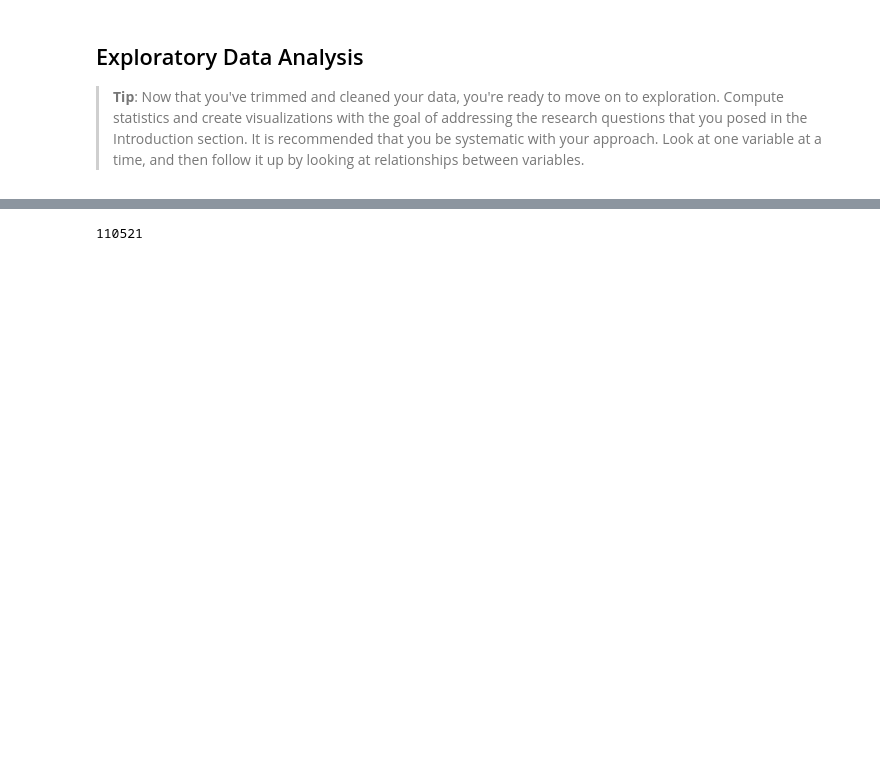
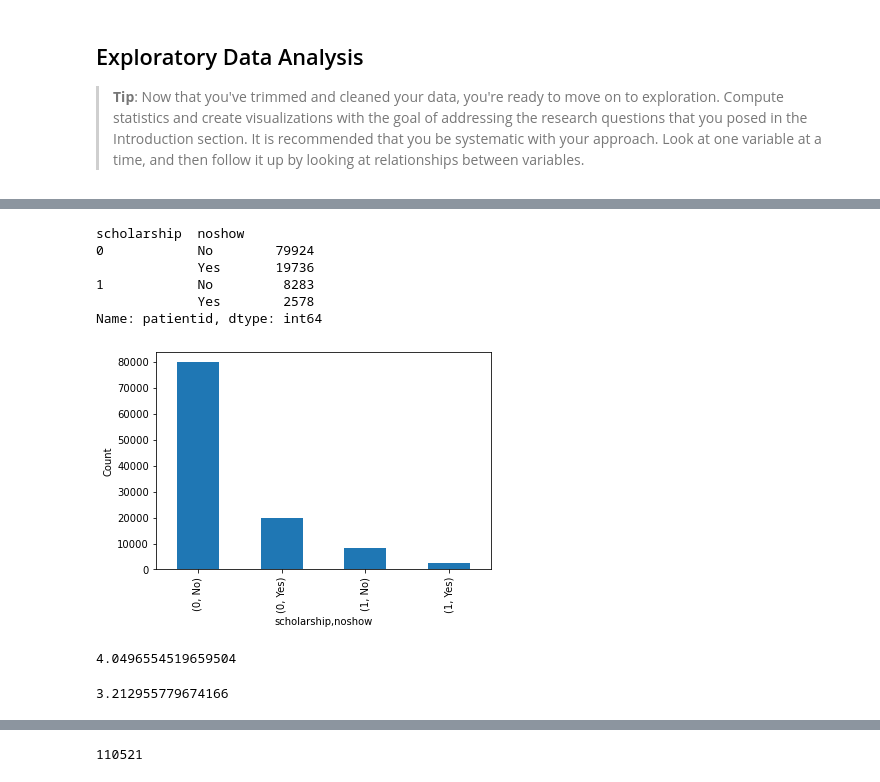
Before and after one commit to mpicanco/udacity_proj2, a Jupyter notebook: investigate-a-dataset-template.ipynb, the cells around one changed output, grey strips where cells are left out. Cells and saved outputs as stored; diff of their text form; code cells hidden in the pictures; blank space fills up the shorter version.

```diff
--- a/investigate-a-dataset-template.ipynb
+++ b/investigate-a-dataset-template.ipynb
@@ -319,0 +339,19 @@ show  = df.noshow == 'No'
+# %%
+df.groupby(['scholarship','noshow'])['patientid'].count().plot(kind='bar').set_ylabel('Count');
+df.groupby(['scholarship','noshow'])['patientid'].count()
+# %% [output]
+scholarship  noshow
+0            No        79924
+             Yes       19736
+1            No         8283
+             Yes        2578
+Name: patientid, dtype: int64
+[figure, added]
+# %%
+79924 /19736
+# %% [output]
+4.0496554519659504
+# %%
+8283/2578
+# %% [output]
+3.212955779674166
```
Also changed, not shown: parts of 26 cells of this notebook.
